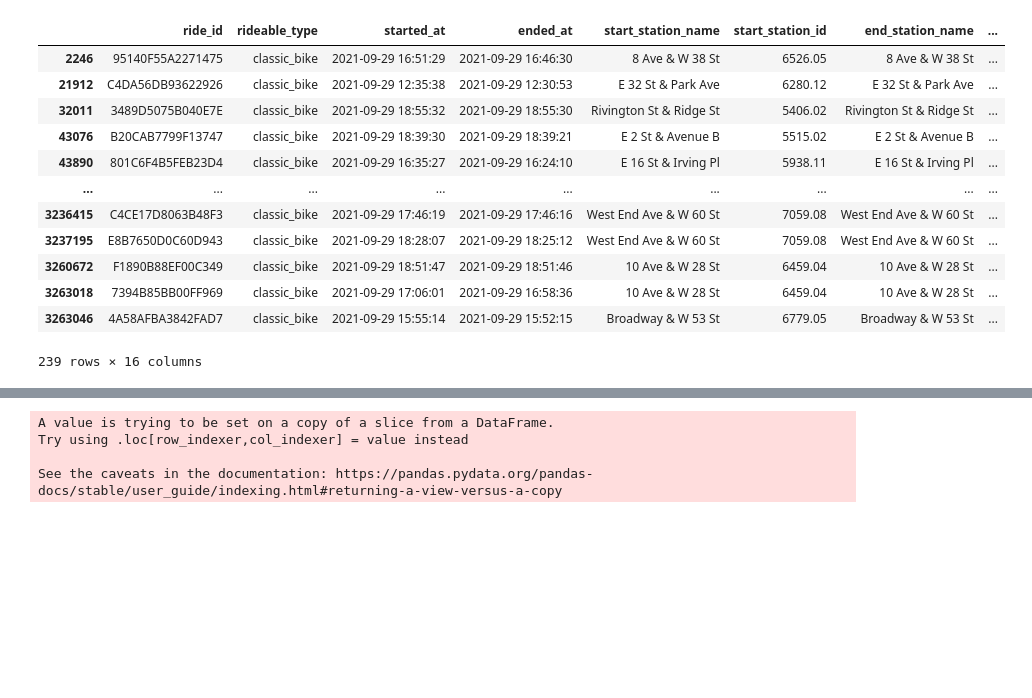
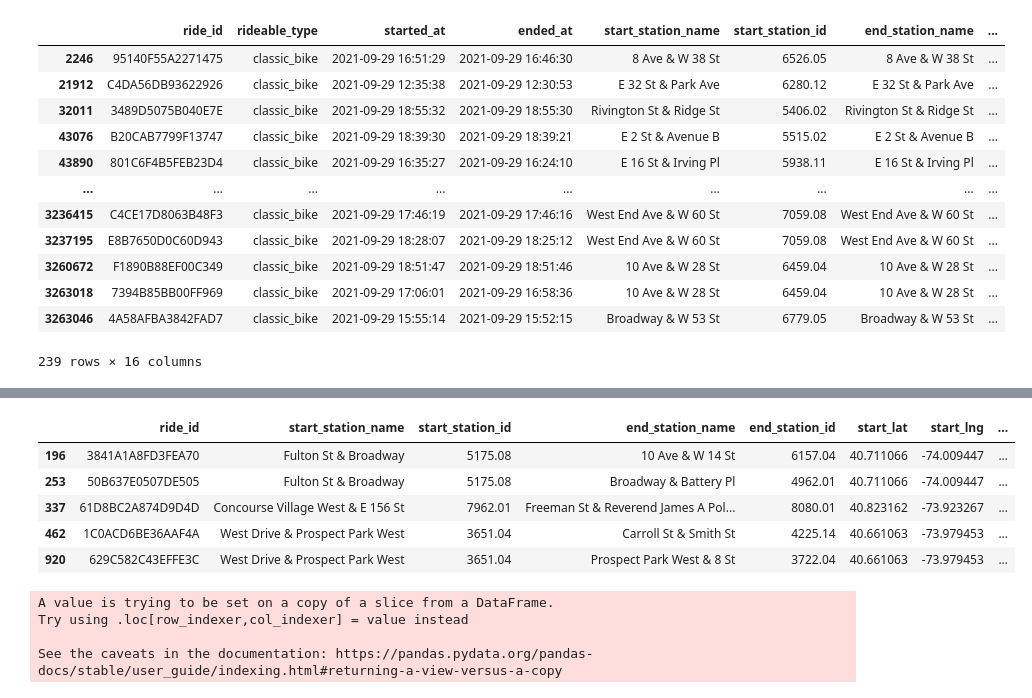
Before and after one commit to KatherineH-cls/Tableau-challenge, a Jupyter notebook: citibike/Analysis/citibike_cleandata.ipynb, the cells around one changed output, grey strips where cells are left out. Saved outputs shown, nothing was run; the diff lists cells and outputs as text; code cells hidden in the pictures; blank space fills up the shorter version.

Commit message:
extract station data

```diff
--- a/citibike/Analysis/citibike_cleandata.ipynb
+++ b/citibike/Analysis/citibike_cleandata.ipynb
@@ -204,6 +204,19 @@ bike_data = bike_data.drop(columns = ["started_at", "ended_at"], axis = 1)
 # separate by bike type
 classic = bike_data[bike_data.rideable_type == "classic_bike"]
 docked = bike_data[bike_data.rideable_type == "docked_bike"]
+# %%
+docked = docked[['ride_id', 'start_station_name', 'start_station_id',
+       'end_station_name', 'end_station_id', 'start_lat', 'start_lng',
+       'end_lat', 'end_lng',  'start', 'end', 'duration',
+       ]]
+docked.head()
+# %% [output]
+|  | ride_id | start_station_name | start_station_id | end_station_name | end_station_id | start_lat | start_lng | ... |
+| 196 | 3841A1A8FD3FEA70 | Fulton St & Broadway | 5175.08 | 10 Ave & W 14 St | 6157.04 | 40.711066 | -74.009447 | ... |
+| 253 | 50B637E0507DE505 | Fulton St & Broadway | 5175.08 | Broadway & Battery Pl | 4962.01 | 40.711066 | -74.009447 | ... |
+| 337 | 61D8BC2A874D9D4D | Concourse Village West & E 156 St | 7962.01 | Freeman St & Reverend James A Pol... | 8080.01 | 40.823162 | -73.923267 | ... |
+| 462 | 1C0ACD6BE36AAF4A | West Drive & Prospect Park West | 3651.04 | Carroll St & Smith St | 4225.14 | 40.661063 | -73.979453 | ... |
+| 920 | 629C582C43EFFE3C | West Drive & Prospect Park West | 3651.04 | Prospect Park West & 8 St | 3722.04 | 40.661063 | -73.979453 | ... |
 # %%
 # extract date portion of datetime
 classic["start_date"] = pd.to_datetime(classic.start).dt.normalize()
```
Also changed, not shown: parts of 4 cells of this notebook.
